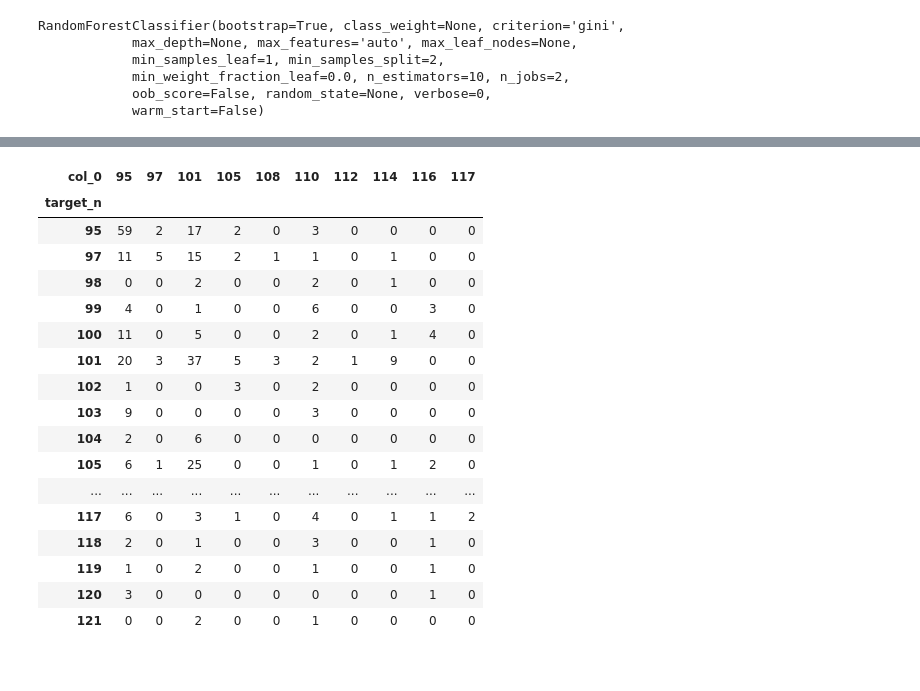
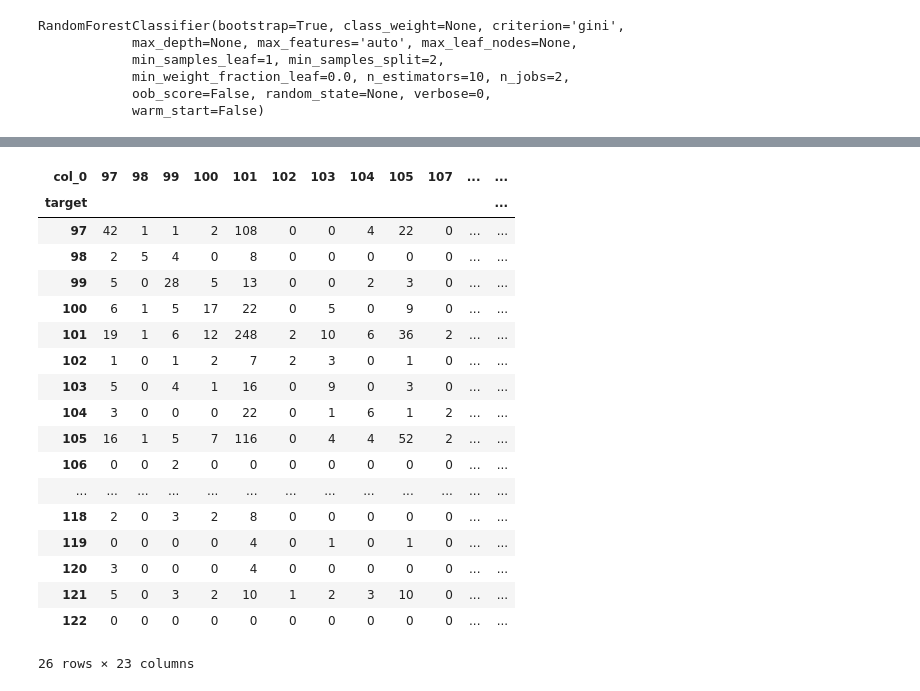
Before and after one commit to zadrozny/models, a Jupyter notebook: LetterPrediction.ipynb, the cells around one changed output, grey strips where cells are left out. Drawn from its saved outputs; the diff is of its cells as text; code cells hidden in the pictures.

Commit message:
Added possibility of using additional "features", ie, more preceding letters

```diff
--- a/LetterPrediction.ipynb
+++ b/LetterPrediction.ipynb
@@ -18,9 +18,11 @@ df_width = sorted(words, key=len)[-1]
 # %%
 # Process words into "bigrams" -- in this case letter pairs
-def process_word(word):
+def process_word(word, n):
     letters = list(word)
     d = []
     for i in range(len(letters) - 1):
-        d.append((word, letters[i], letters[i+1]))
-    d.append((word, letters[-1], '_'))
+        foo = tuple([word] + [ord('_') for n in range(n-len(word[:i+1]))]
+                           + [ord(l) for l in letters[:i+1]]
+                           + [ord(letters[i+1])])
+        d.append(foo)
     return d
@@ -27,5 +38,8 @@ def process_word(word):
 # %%
 all_words = []
 for word in words:
-    all_words.extend(process_word(word))
-df = pd.DataFrame(all_words, columns = ['source', 'feature', 'target'])
+    all_words.extend(process_word(word, df_width))
+cols = ['source']+['feature'+str(n) for n in range(df_width)]+['target']
+print(all_words[0])
+print(cols)
+df = pd.DataFrame(all_words, columns=cols)
@@ -41,6 +49,3 @@ df.head()
-# %%
-df['feature_n'] = [ord(l) for l in df['feature']]
-df['target_n'] = [ord(l) for l in df['target']]
 # %%
 df.head()
 # %% [output]
@@ -55,9 +60,9 @@ df['is_train'] = np.random.uniform(0, 1, len(df)) <= .75
 # %%
 train, test = df[df['is_train']==True], df[df['is_train']==False]
 # %%
-features = df.columns[-3:-2]
+features = df.columns[1:-3]
 clf = RandomForestClassifier(n_jobs=2)
-y = train['target_n'] # Instead of y, _ = pd.factorize(train[1])
+y = train['target'] # Instead of y, _ = pd.factorize(train[1])
 # %%
 features
 # %% [output]
@@ -111,22 +101,23 @@ array([105, 117, 110, 114, 101, 101,  95,  95, 114, 108, 101, 116, 116,
 # %%
-ct = pd.crosstab(test['target_n'], preds)
+ct = pd.crosstab(test['target'], preds)
 ct
 # %% [output]
-| col_0 | 95 | 97 | 101 | 105 | 108 | 110 | 112 | 114 | 116 | 117 |
-| target_n |  |  |  |  |  |  |  |  |  |  |
-| 95 | 59 | 2 | 17 | 2 | 0 | 3 | 0 | 0 | 0 | 0 |
-| 97 | 11 | 5 | 15 | 2 | 1 | 1 | 0 | 1 | 0 | 0 |
-| 98 | 0 | 0 | 2 | 0 | 0 | 2 | 0 | 1 | 0 | 0 |
-| 99 | 4 | 0 | 1 | 0 | 0 | 6 | 0 | 0 | 3 | 0 |
-| 100 | 11 | 0 | 5 | 0 | 0 | 2 | 0 | 1 | 4 | 0 |
-| 101 | 20 | 3 | 37 | 5 | 3 | 2 | 1 | 9 | 0 | 0 |
-| 102 | 1 | 0 | 0 | 3 | 0 | 2 | 0 | 0 | 0 | 0 |
-| 103 | 9 | 0 | 0 | 0 | 0 | 3 | 0 | 0 | 0 | 0 |
-| 104 | 2 | 0 | 6 | 0 | 0 | 0 | 0 | 0 | 0 | 0 |
-| 105 | 6 | 1 | 25 | 0 | 0 | 1 | 0 | 1 | 2 | 0 |
-| ... | ... | ... | ... | ... | ... | ... | ... | ... | ... | ... |
-| 117 | 6 | 0 | 3 | 1 | 0 | 4 | 0 | 1 | 1 | 2 |
-| 118 | 2 | 0 | 1 | 0 | 0 | 3 | 0 | 0 | 1 | 0 |
-| 119 | 1 | 0 | 2 | 0 | 0 | 1 | 0 | 0 | 1 | 0 |
-| 120 | 3 | 0 | 0 | 0 | 0 | 0 | 0 | 0 | 1 | 0 |
-| 121 | 0 | 0 | 2 | 0 | 0 | 1 | 0 | 0 | 0 | 0 |
+| col_0 | 97 | 98 | 99 | 100 | 101 | 102 | 103 | 104 | 105 | 107 | ... | ... |
+| target |  |  |  |  |  |  |  |  |  |  |  | ... |
+| 97 | 42 | 1 | 1 | 2 | 108 | 0 | 0 | 4 | 22 | 0 | ... | ... |
+| 98 | 2 | 5 | 4 | 0 | 8 | 0 | 0 | 0 | 0 | 0 | ... | ... |
+| 99 | 5 | 0 | 28 | 5 | 13 | 0 | 0 | 2 | 3 | 0 | ... | ... |
+| 100 | 6 | 1 | 5 | 17 | 22 | 0 | 5 | 0 | 9 | 0 | ... | ... |
+| 101 | 19 | 1 | 6 | 12 | 248 | 2 | 10 | 6 | 36 | 2 | ... | ... |
+| 102 | 1 | 0 | 1 | 2 | 7 | 2 | 3 | 0 | 1 | 0 | ... | ... |
+| 103 | 5 | 0 | 4 | 1 | 16 | 0 | 9 | 0 | 3 | 0 | ... | ... |
+| 104 | 3 | 0 | 0 | 0 | 22 | 0 | 1 | 6 | 1 | 2 | ... | ... |
+| 105 | 16 | 1 | 5 | 7 | 116 | 0 | 4 | 4 | 52 | 2 | ... | ... |
+| 106 | 0 | 0 | 2 | 0 | 0 | 0 | 0 | 0 | 0 | 0 | ... | ... |
+| ... | ... | ... | ... | ... | ... | ... | ... | ... | ... | ... | ... | ... |
+| 118 | 2 | 0 | 3 | 2 | 8 | 0 | 0 | 0 | 0 | 0 | ... | ... |
+| 119 | 0 | 0 | 0 | 0 | 4 | 0 | 1 | 0 | 1 | 0 | ... | ... |
+| 120 | 3 | 0 | 0 | 0 | 4 | 0 | 0 | 0 | 0 | 0 | ... | ... |
+| 121 | 5 | 0 | 3 | 2 | 10 | 1 | 2 | 3 | 10 | 0 | ... | ... |
+| 122 | 0 | 0 | 0 | 0 | 0 | 0 | 0 | 0 | 0 | 0 | ... | ... |
+26 rows × 23 columns
```
Also changed, not shown: parts of 11 cells of this notebook.
